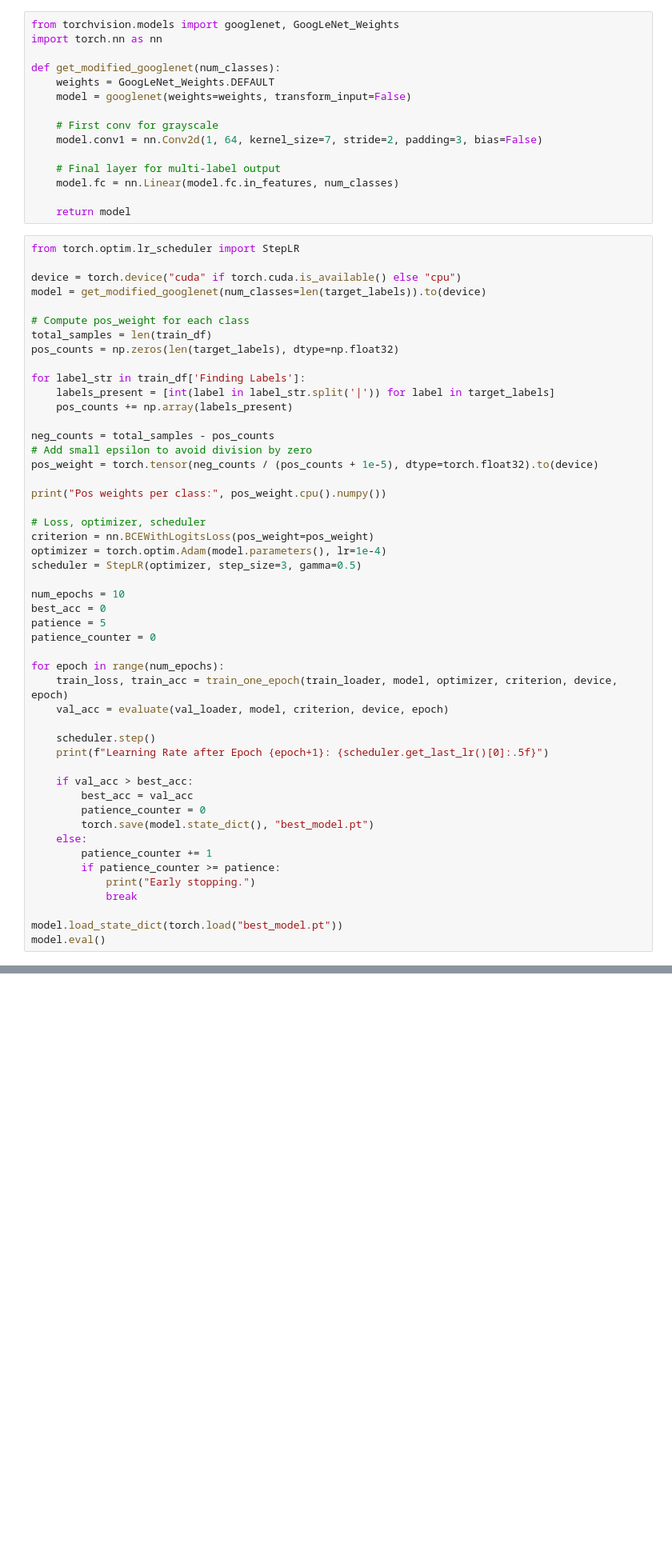
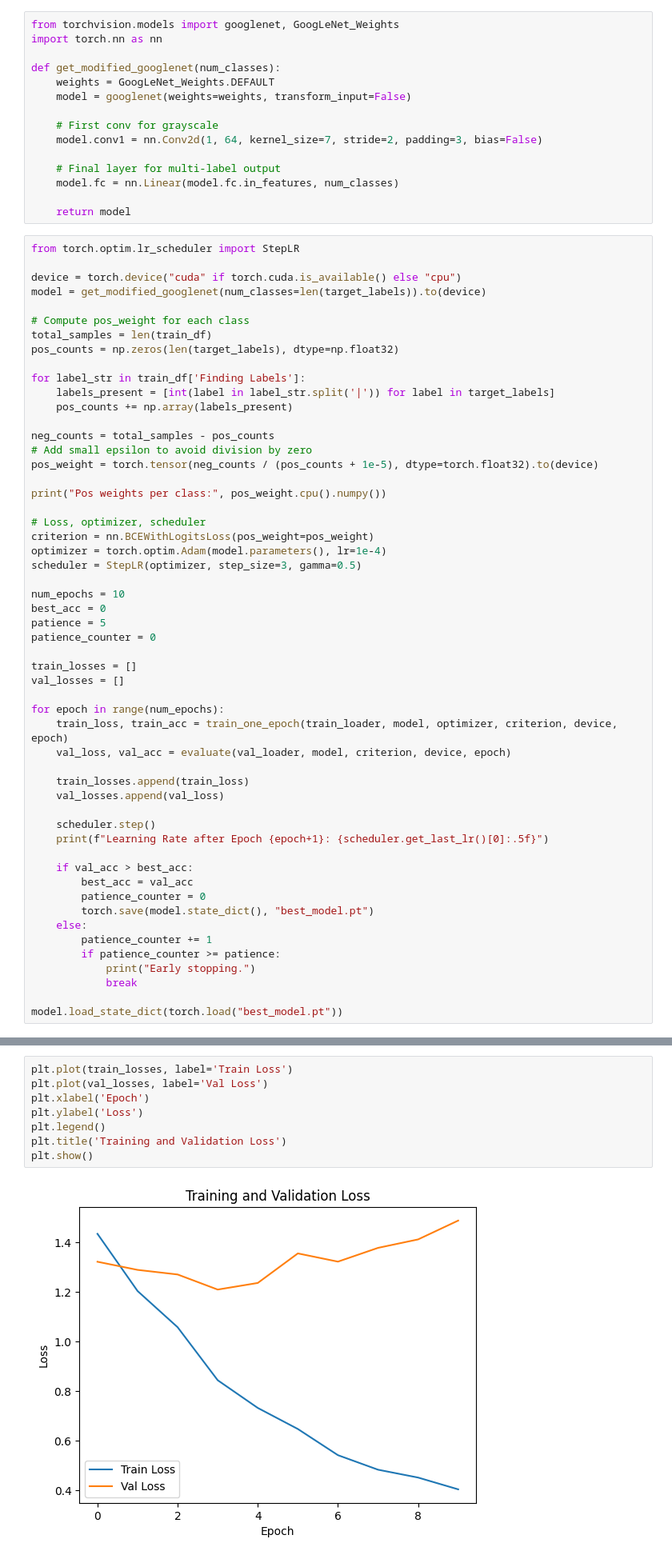
Before and after one commit to JevsJevs/MC906-DiagXray, a Jupyter notebook: DataExploration.ipynb, the cells around one changed output, grey strips where cells are left out. Shown at 80% size. Saved outputs shown, nothing was run; the diff lists cells and outputs as text; blank space fills up the shorter version.

```diff
--- a/DataExploration.ipynb
+++ b/DataExploration.ipynb
@@ -295,9 +298,15 @@ best_acc = 0
 patience = 5
 patience_counter = 0
 
+train_losses = []
+val_losses = []
+
 for epoch in range(num_epochs):
     train_loss, train_acc = train_one_epoch(train_loader, model, optimizer, criterion, device, epoch)
-    val_acc = evaluate(val_loader, model, criterion, device, epoch)
+    val_loss, val_acc = evaluate(val_loader, model, criterion, device, epoch)
+
+    train_losses.append(train_loss)
+    val_losses.append(val_loss)
 
     scheduler.step()
     print(f"Learning Rate after Epoch {epoch+1}: {scheduler.get_last_lr()[0]:.5f}")
@@ -313,5 +322,4 @@ for epoch in range(num_epochs):
             break
 
 model.load_state_dict(torch.load("best_model.pt"))
-model.eval()
 # %% [output]
@@ -335,4 +343,14 @@ Epoch 6 - Train Loss: 0.7621 | Accuracy: 70.76%
 ... (10 outputs left out)
+# %%
+plt.plot(train_losses, label='Train Loss')
+plt.plot(val_losses, label='Val Loss')
+plt.xlabel('Epoch')
+plt.ylabel('Loss')
+plt.legend()
+plt.title('Training and Validation Loss')
+plt.show()
+# %% [output]
+[figure, added]
 # %%
 from sklearn.metrics import roc_curve, auc, multilabel_confusion_matrix, ConfusionMatrixDisplay
 
```
Also changed, not shown: parts of 8 cells of this notebook.
